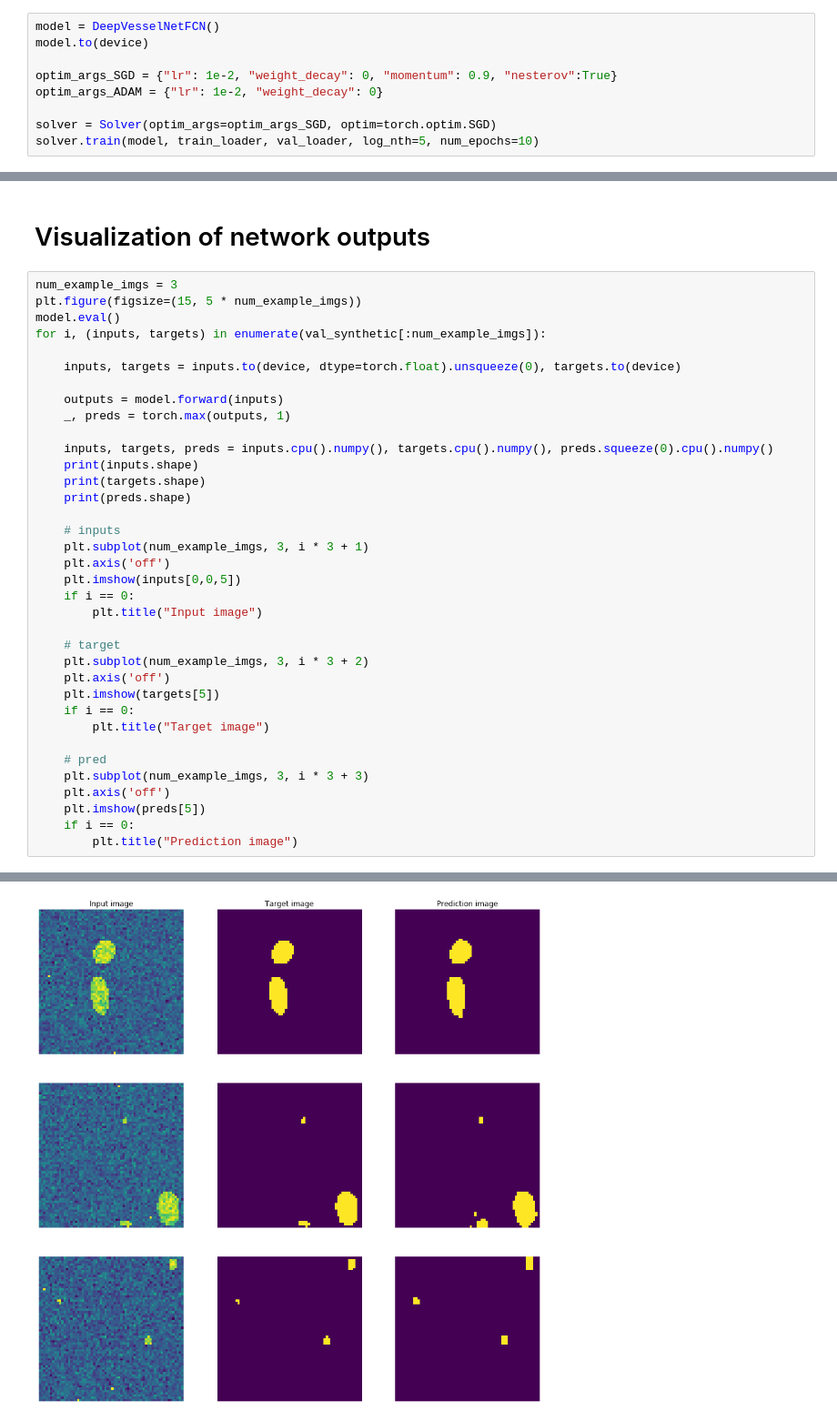
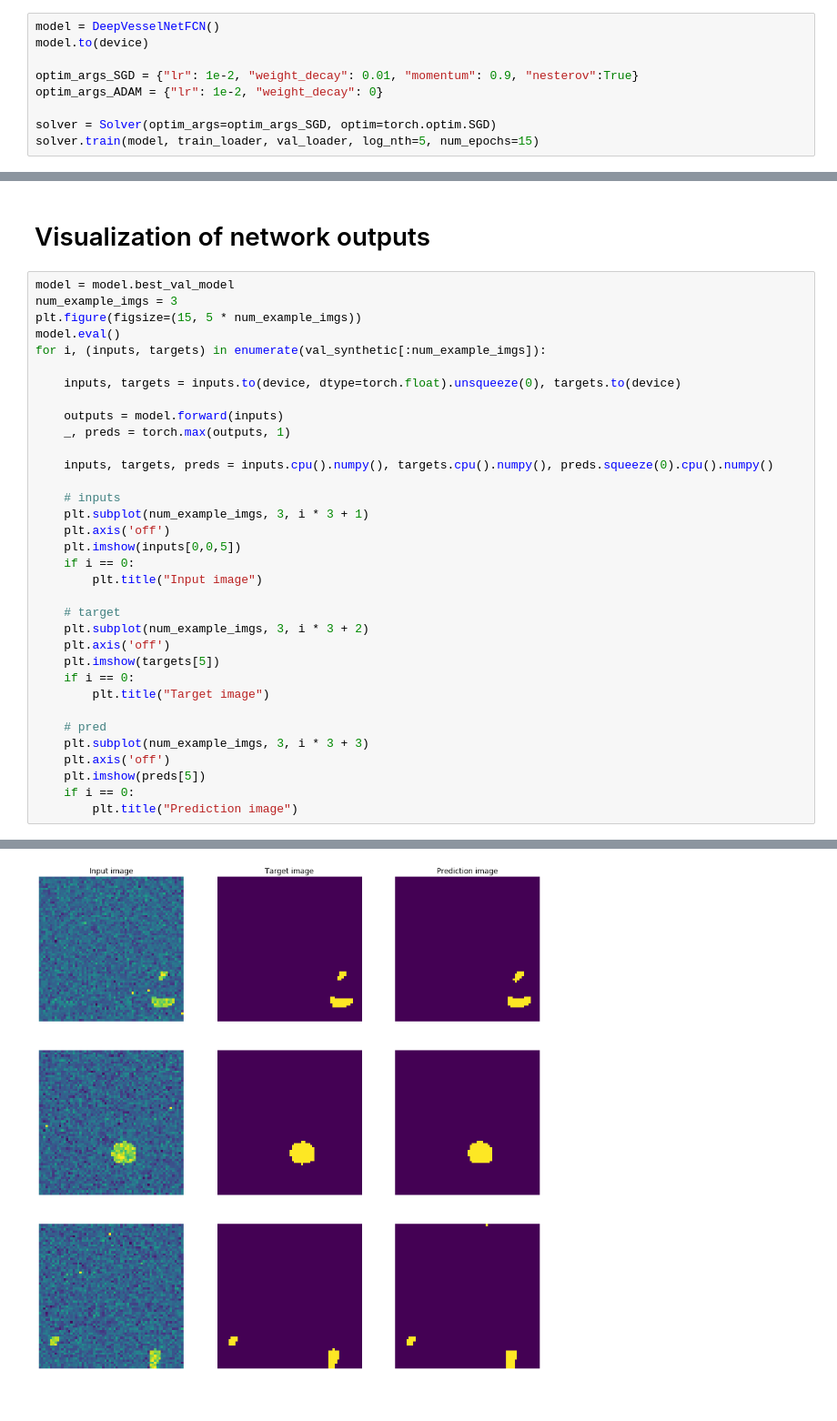
Before and after one commit to dhavalshah18/deepvesselnet, a Jupyter notebook: DeepVesselNet.ipynb, the cells around one changed output, grey strips where cells are left out. Shown: that part at 91% size. Saved outputs shown, nothing was run; the diff lists cells and outputs as text.

Commit message:
Trained on noisy data, saved some models

```diff
--- a/DeepVesselNet.ipynb
+++ b/DeepVesselNet.ipynb
@@ -65,10 +62,10 @@ Train network
 model = DeepVesselNetFCN()
 model.to(device)
 
-optim_args_SGD = {"lr": 1e-2, "weight_decay": 0, "momentum": 0.9, "nesterov":True}
+optim_args_SGD = {"lr": 1e-2, "weight_decay": 0.01, "momentum": 0.9, "nesterov":True}
 optim_args_ADAM = {"lr": 1e-2, "weight_decay": 0}
 
 solver = Solver(optim_args=optim_args_SGD, optim=torch.optim.SGD)
-solver.train(model, train_loader, val_loader, log_nth=5, num_epochs=10)
+solver.train(model, train_loader, val_loader, log_nth=5, num_epochs=15)
 # %% [output]
 START TRAIN
@@ -95,6 +92,7 @@ Test network
 Visualization of network outputs
 ============
 # %%
+model = model.best_val_model
 num_example_imgs = 3
 plt.figure(figsize=(15, 5 * num_example_imgs))
 model.eval()
@@ -106,9 +104,6 @@ for i, (inputs, targets) in enumerate(val_synthetic[:num_example_imgs]):
     _, preds = torch.max(outputs, 1)
 
     inputs, targets, preds = inputs.cpu().numpy(), targets.cpu().numpy(), preds.squeeze(0).cpu().numpy()
-    print(inputs.shape)
-    print(targets.shape)
-    print(preds.shape)
 
     # inputs
     plt.subplot(num_example_imgs, 3, i * 3 + 1)
@@ -143,3 +129,3 @@ for i, (inputs, targets) in enumerate(val_synthetic[:num_example_imgs]):
-[figure, old version]
+[figure, new version]
 # %%
 os.makedirs("models", exist_ok=True)
```
Also changed, not shown: parts of 8 cells of this notebook, 7 other files.
